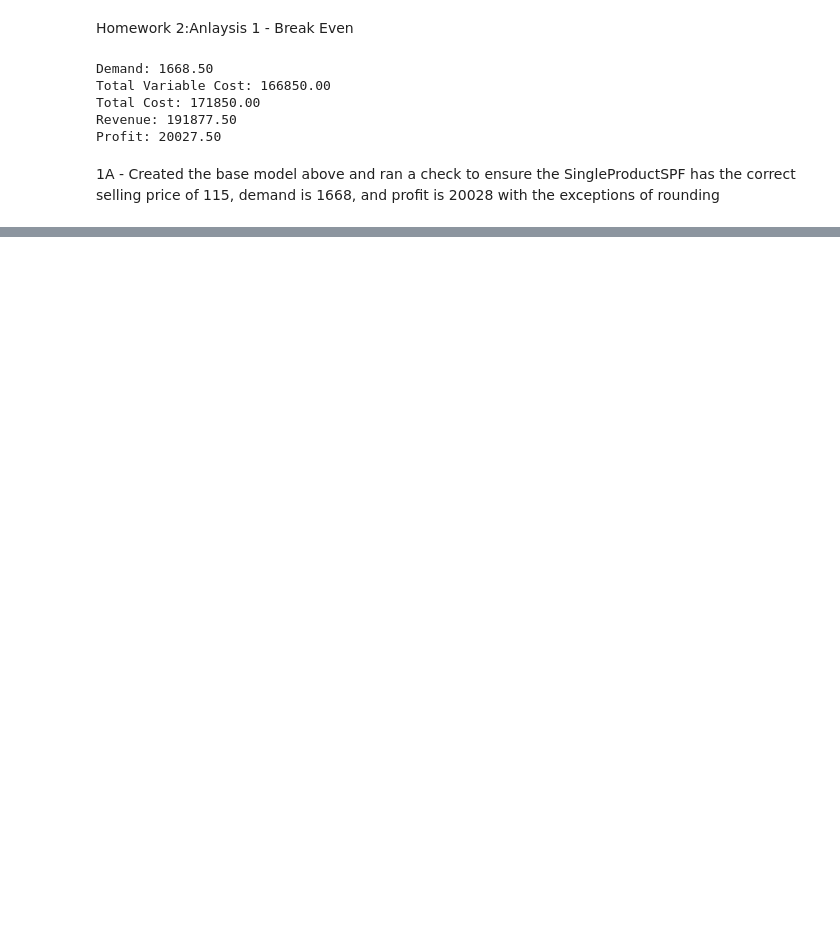
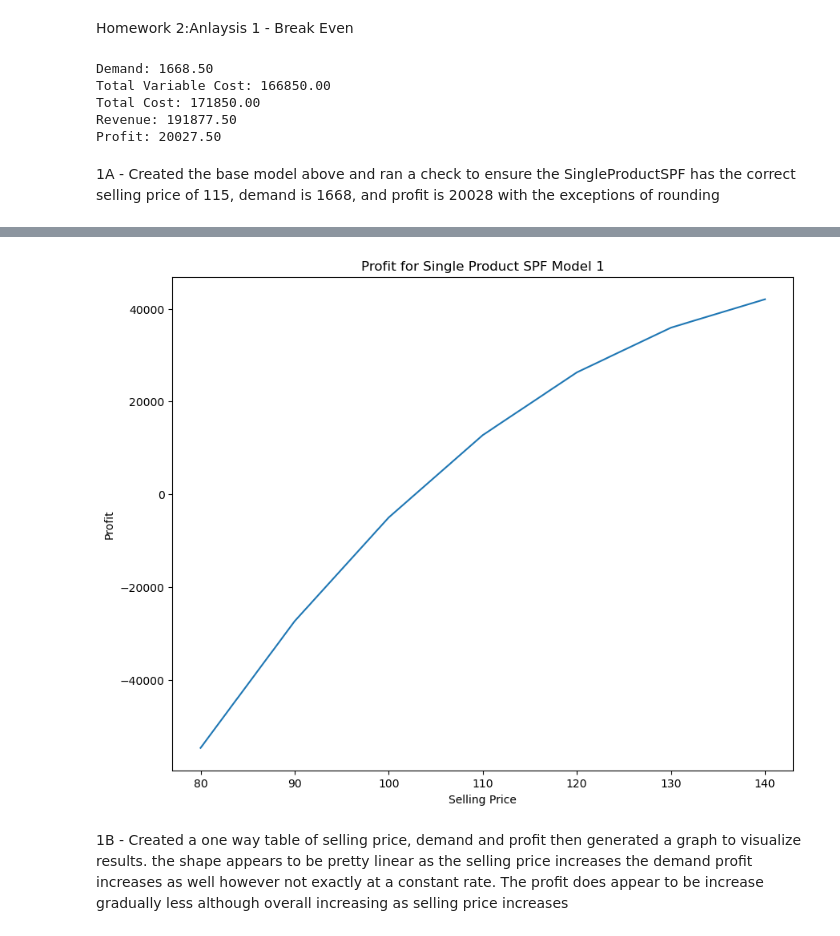
Before and after one commit to devlinmacaulay-debug/hw2_analysis1_break_even, a Jupyter notebook: hw2_analysis1_break_even.ipynb, the cells around one changed output, grey strips where cells are left out. Cells and saved outputs as stored; diff of their text form; code cells hidden in the pictures; blank space fills up the shorter version.

```diff
--- a/hw2_analysis1_break_even.ipynb
+++ b/hw2_analysis1_break_even.ipynb
@@ -55,3 +55,17 @@ Revenue: 191877.50
 Profit: 20027.50
 # %% [markdown]
 1A - Created the base model above and ran a check to ensure the SingleProductSPF has the correct selling price of 115, demand is 1668, and profit is 20028 with the exceptions of rounding
+# %%
+#1B Create One-Way table
+
+##using model 1
+model_1 = SingleProductSPF()
+
+##creating ranges
+model_1_range = {"selling_price": np.arange(80, 141,10)}
+
+##creating the data table
+model_1_dt = model_1.data_table(model_1_range, outputs=["profit", "demand"])
+
+##check the results
+model_1_dt
@@ -57,0 +81,14 @@ Profit: 20027.50
+# %%
+##creating a graph to visualize results
+model_1_dt_plot = model_1_dt.plot(kind="line",x="selling_price",y="profit",figsize=(10,8),legend=False)
+
+plt.title("Profit for Single Product SPF Model 1")
+plt.xlabel("Selling Price")
+plt.ylabel("Profit")
+plt.show()
+# %% [output]
+[figure, added]
+# %% [markdown]
+1B - Created a one way table of selling price, demand and profit then generated a graph to visualize results.
+the shape appears to be pretty linear as the selling price increases the demand profit increases as well however not
+exactly at a constant rate. The profit does appear to be increase gradually less although overall increasing as selling price increases
```
Also changed, not shown: parts of 1 cell of this notebook.
